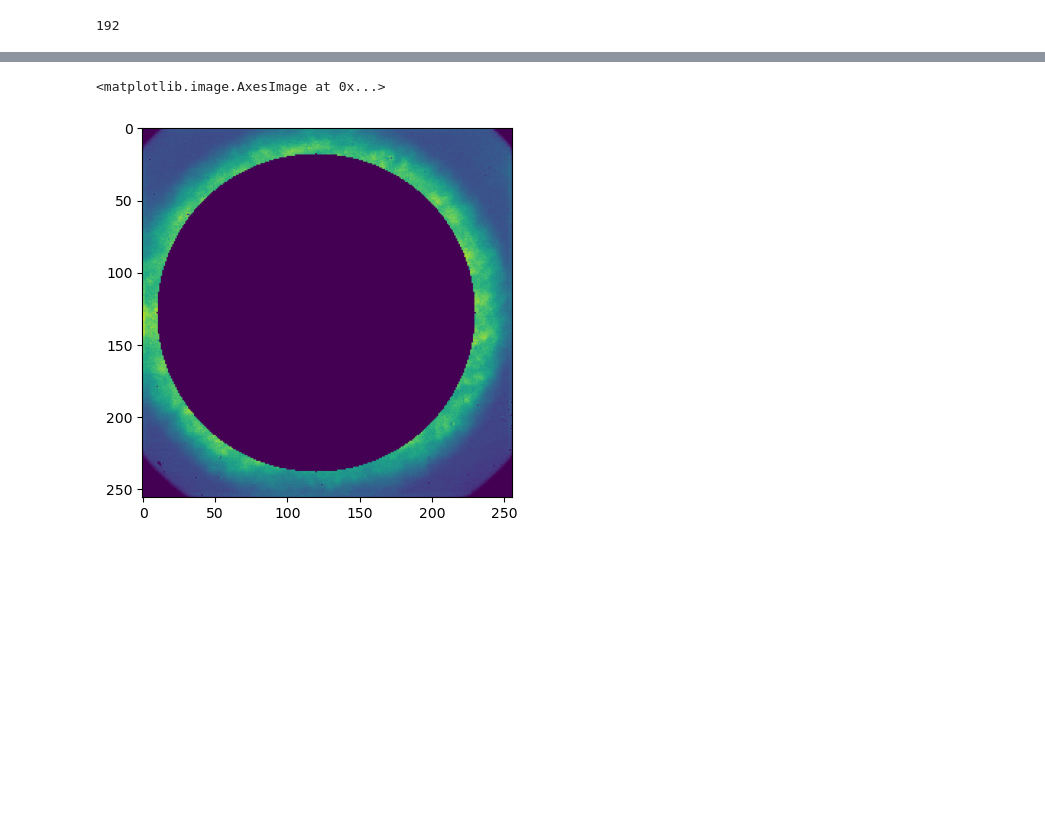
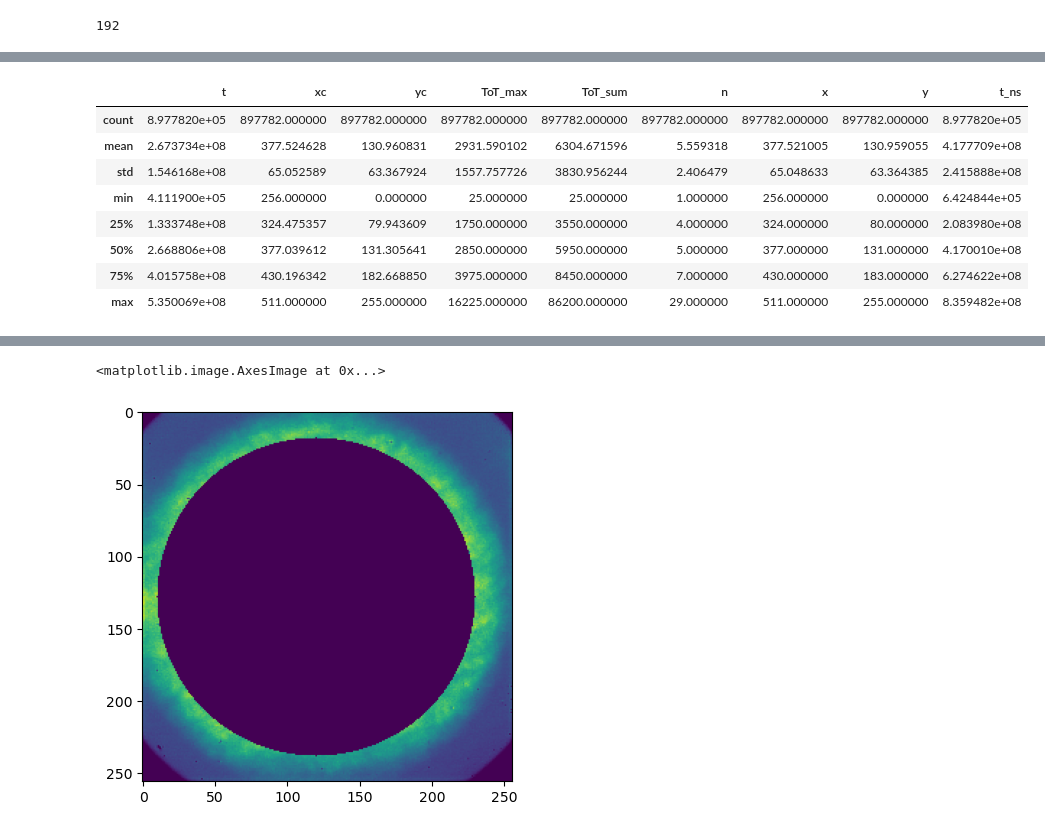
Before and after one commit to wojzwo/tpx3awkward, a Jupyter notebook: data_analyse_new.ipynb, the cells around one changed output, grey strips where cells are left out. Drawn from its saved outputs; the diff is of its cells as text; code cells hidden in the pictures; blank space fills up the shorter version.

```diff
--- a/data_analyse_new.ipynb
+++ b/data_analyse_new.ipynb
@@ -362,3 +366,15 @@ memory usage: 19.8 MB
+# %%
+cent_big.describe()
+# %% [output]
+|  | t | xc | yc | ToT_max | ToT_sum | n | x | y | t_ns |
+| count | 8.977820e+05 | 897782.000000 | 897782.000000 | 897782.000000 | 897782.000000 | 897782.000000 | 897782.000000 | 897782.000000 | 8.977820e+05 |
+| mean | 2.673734e+08 | 377.524628 | 130.960831 | 2931.590102 | 6304.671596 | 5.559318 | 377.521005 | 130.959055 | 4.177709e+08 |
+| std | 1.546168e+08 | 65.052589 | 63.367924 | 1557.757726 | 3830.956244 | 2.406479 | 65.048633 | 63.364385 | 2.415888e+08 |
+| min | 4.111900e+05 | 256.000000 | 0.000000 | 25.000000 | 25.000000 | 1.000000 | 256.000000 | 0.000000 | 6.424844e+05 |
+| 25% | 1.333748e+08 | 324.475357 | 79.943609 | 1750.000000 | 3550.000000 | 4.000000 | 324.000000 | 80.000000 | 2.083980e+08 |
+| 50% | 2.668806e+08 | 377.039612 | 131.305641 | 2850.000000 | 5950.000000 | 5.000000 | 377.000000 | 131.000000 | 4.170010e+08 |
+| 75% | 4.015758e+08 | 430.196342 | 182.668850 | 3975.000000 | 8450.000000 | 7.000000 | 430.000000 | 183.000000 | 6.274622e+08 |
+| max | 5.350069e+08 | 511.000000 | 255.000000 | 16225.000000 | 86200.000000 | 29.000000 | 511.000000 | 255.000000 | 8.359482e+08 |
 # %%
 raw_big = load_parquet_range(path=raw_out_path)
 raw_big.info()
```
Also changed, not shown: parts of 8 cells of this notebook, 3 other files.
